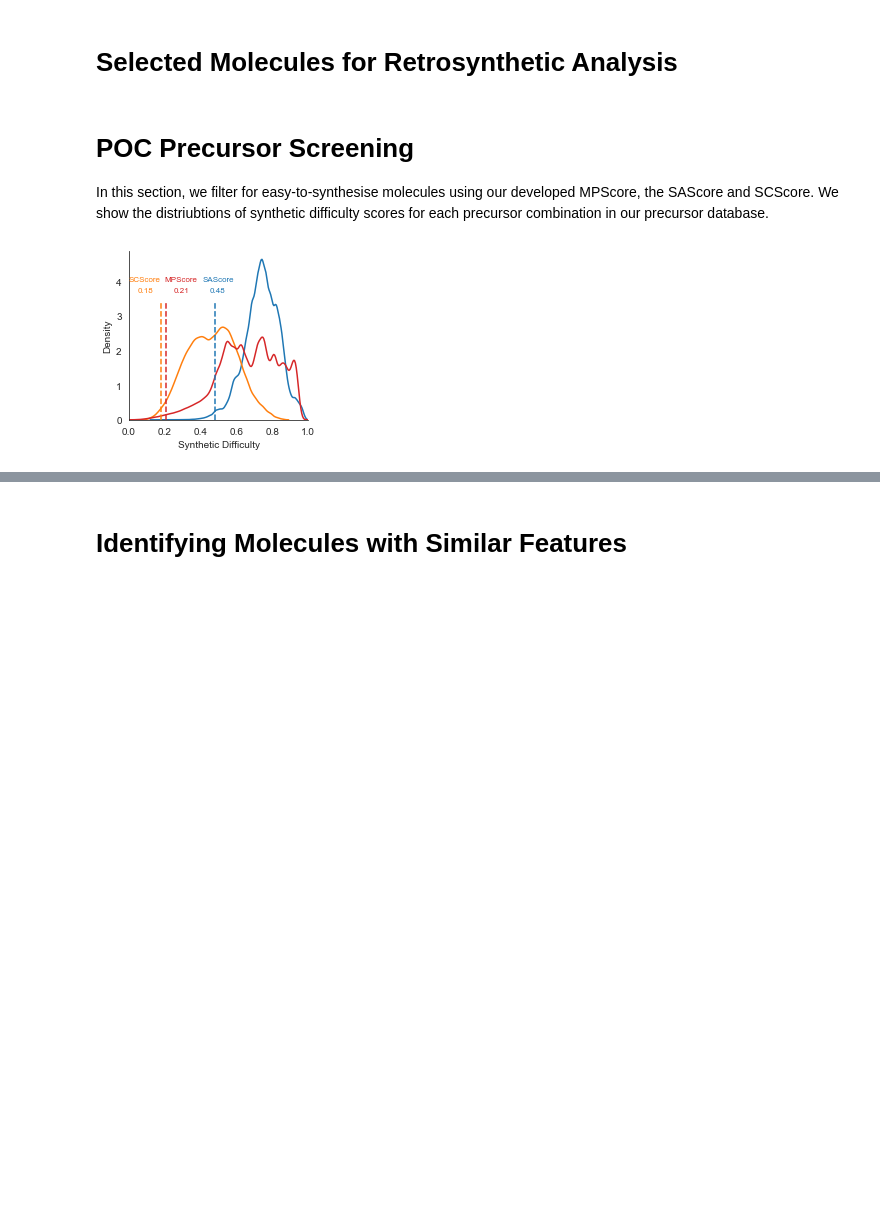
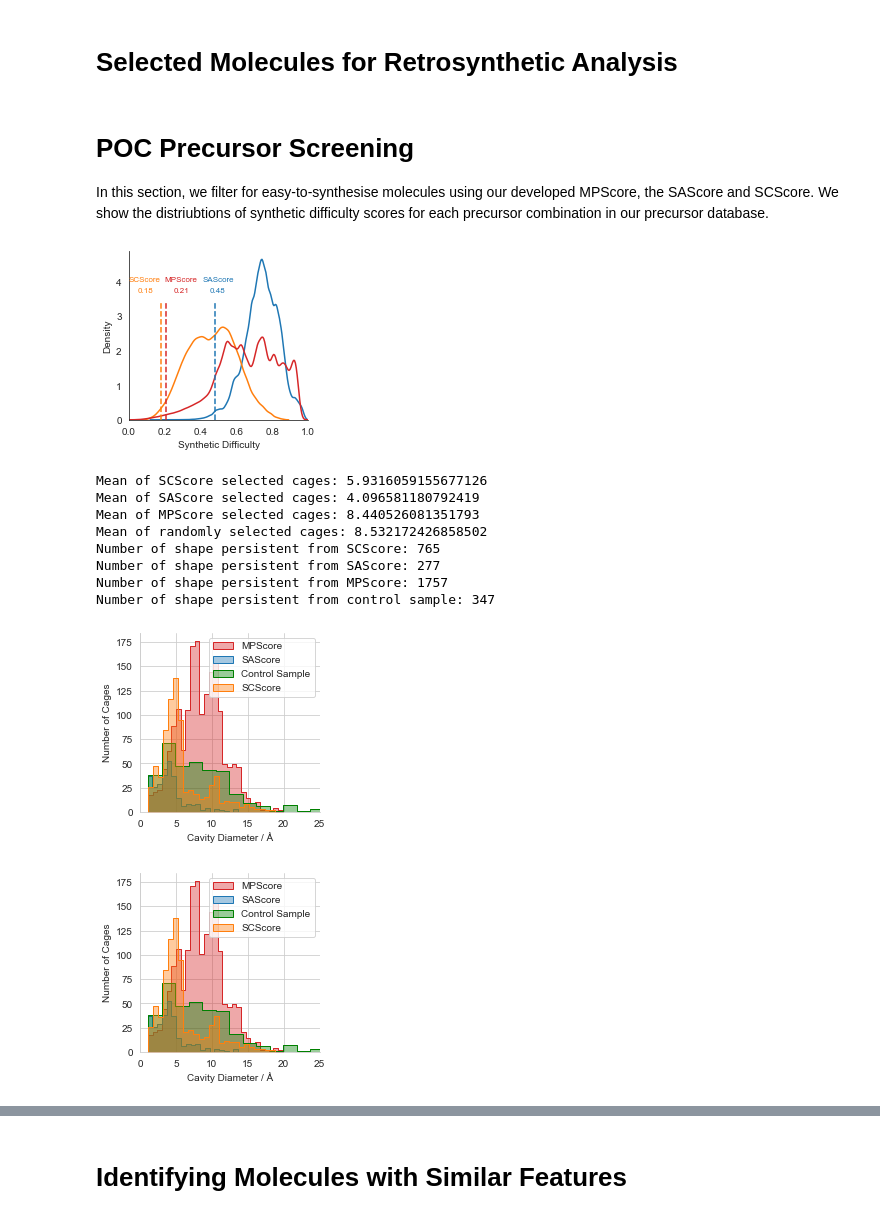
Before and after one commit to stevenkbennett/synthetic_accessibility_project, a Jupyter notebook: notebooks/database_analysis.ipynb, the cells around one changed output, grey strips where cells are left out. Drawn from its saved outputs; the diff is of its cells as text; code cells hidden in the pictures; blank space fills up the shorter version.

```diff
--- a/notebooks/database_analysis.ipynb
+++ b/notebooks/database_analysis.ipynb
@@ -272,7 +291,7 @@ def get_precursor_combinations(model, standardize_smiles, cached_smiles_converte
     ncombinations = len(df_reaxys[df_reaxys["func_group"] == "primary amine"])*len(df_reaxys[df_reaxys["func_group"] == "aldehyde"])
     for bbs in tqdm(bb_gen, total=ncombinations):
         amine_smiles, aldehyde_smiles = bbs[0]['smiles'], bbs[1]['smiles']
-        combinations["identifier"].append(
+        combinations["_id"].append(
             aldehyde_smiles + ',' + amine_smiles
         )
         combinations["sascore_combination"].append(sum(r["sas_norm"] for r in bbs)/2)
@@ -282,56 +301,65 @@ def get_precursor_combinations(model, standardize_smiles, cached_smiles_converte
 # %%
 df_combination = get_precursor_combinations(model=model, standardize_smiles=standardize_smiles, cached_smiles_converter=cached_smiles_converter, recalculate_scores=True)
 # %%
-def plot_figure_7(mpscore, standardize_smiles, cached_smiles_converter):
+def plot_figure_7(model, standardize_smiles, cached_smiles_converter, recalculate_scores=True):
+    df_combinations = get_precursor_combinations(model=model, standardize_smiles=standardize_smiles, cached_smiles_converter=cached_smiles_converter, recalculate_scores=recalculate_scores)
     # Loading optimised cages
-    df = pd.read_json('cages.json').drop_duplicates('bb')
-    df_random_selection = pd.read_json('control_cages.json')
-    df_random_selection = df_random_selection.rename(columns={'_id':'bb'})
+    df = pd.read_json('../data/cages.json').drop_duplicates('_id')
+    df_random_selection = pd.read_json('../data/control.json').drop_duplicates('_id')
     # Selecting first percentile of synthetic accessibility scores for the MPScore.
-    mpscore_selected_full = df_combinations[df_combinations['mpscore_combination'] < df_combinations['mpscore_combination'].quantile(0.01)].drop_duplicates('bb')
-    sa_selected = df_combinations[df_combinations['sascore_combination'] < df_combinations['sascore_combination'].quantile(0.01)].drop_duplicates('bb')
-    sc_selected = df_combinations[df_combinations['scscore_combination'] < df_combinations['scscore_combination'].quantile(0.01)].drop_duplicates('bb')
-    mpscore_cages = mpscore_selected_full[mpscore_selected_full['bb'].isin(df['bb'])]
-    mpscore_cages = pd.merge(ecm_cages, df, left_on='bb', right_on='bb')
-    sa_cages = sa_selected[sa_selected['bb'].isin(df['bb'])]
-    sa_cages = pd.merge(sa_cages, df, left_on='bb', right_on='bb')
-    sc_cages = sc_selected[sc_selected['bb'].isin(df['bb'])]
-    sc_cages = pd.merge(sc_cages, df, left_on='bb', right_on='bb')
-    sp_sc_cages = sc_cages[(sc_cages['collapsed'] == False) & (sc_cages['cavity_size'] > 1.0)].drop_duplicates('bb')
-    sp_ecm_cages = ecm_cages[(ecm_cages['collapsed'] == False) & (ecm_cages['cavity_size'] > 1.0)].drop_duplicates('bb')
-    sp_sa_cages = sa_cages[(sa_cages['collapsed'] == False) & (sa_cages['cavity_size'] > 1.0)].drop_duplicates('bb')
-    sp_random = df_random_selection[(df_random_selection['collapsed'] == False) &  (df_random_selection['cavity_size'] > 1.0)].drop_duplicates('bb')
+    mpscore_selected = df_combinations[df_combinations['mpscore_combination'] < df_combinations['mpscore_combination'].quantile(0.01)].drop_duplicates('_id')['_id']
+    sa_selected = df_combinations[df_combinations['sascore_combination'] < df_combinations['sascore_combination'].quantile(0.01)].drop_duplicates('_id')['_id']
+    sc_selected = df_combinations[df_combinations['scscore_combination'] < df_combinations['scscore_combination'].quantile(0.01)].drop_duplicates('_id')['_id']
+    mpscore_cages = df[df['_id'].isin(mpscore_selected)].merge(df_combinations, how='left', on='_id')
+    sa_cages = df[df['_id'].isin(sa_selected)].merge(df_combinations, how='left', on='_id')
+    sc_cages = df[df['_id'].isin(sc_selected)].merge(df_combinations, how='left', on='_id')
+    assert all((len(mpscore_cages) == len(mpscore_selected), len(sc_cages) == len(sc_selected), len(sa_cages) == len(sa_selected)))
+    sp_sc_cages = sc_cages[(sc_cages['collapsed'] == False) & (sc_cages['cavity_size'] > 1.0)].drop_duplicates('_id')
+    sp_mpscore_cages = mpscore_cages[(mpscore_cages['collapsed'] == False) & (mpscore_cages['cavity_size'] > 1.0)].drop_duplicates('_id')
+    sp_sa_cages = sa_cages[(sa_cages['collapsed'] == False) & (sa_cages['cavity_size'] > 1.0)].drop_duplicates('_id')
+    sp_random = df_random_selection[(df_random_selection['collapsed'] == False) &  (df_random_selection['cavity_size'] > 1.0)].drop_duplicates('_id')
     print(f"Mean of SCScore selected cages: {sp_sc_cages['cavity_size'].mean()}")
     print(f"Mean of SAScore selected cages: {sp_sa_cages['cavity_size'].mean()}")
-    print(f"Mean of MPScore selected cages: {sp_ecm_cages['cavity_size'].mean()}")
+    print(f"Mean of MPScore selected cages: {sp_mpscore_cages['cavity_size'].mean()}")
     print(f"Mean of randomly selected cages: {sp_random['cavity_size'].mean()}")
     print(
         f"Number of shape persistent from SCScore: {len(sp_sc_cages)}\n"
         f"Number of shape persistent from SAScore: {len(sp_sa_cages)}\n"
-        f"Number of shape persistent from MPScore: {len(sp_ecm_cages)}\n"
+        f"Number of shape persistent from MPScore: {len(sp_mpscore_cages)}\n"
         f"Number of shape persistent from control sample: {len(sp_random)}\n"
     )
     palette = sns.color_palette()
     colors = {
         'sascore': palette[0],
         'scscore': palette[1],
         'mpscore': palette[3]
     }
     sns.set_style('whitegrid')
     fig, ax = plt.subplots(figsize=(6.43420506434205/2, 3.3))
-    ecm_cavity_sizes = sp_ecm_cages['cavity_size']
-    sns.histplot(x=ecm_cavity_sizes, ax=ax, kde=False, color=colors['ecm'], element='step', edgecolor=colors['ecm'], linewidth=1, alpha=0.4, label='MPScore')
+    mpscore_cavity_sizes = sp_mpscore_cages['cavity_size']
+    sns.histplot(x=mpscore_cavity_sizes, ax=ax, kde=False, color=colors['mpscore'], element='step', edgecolor=colors['mpscore'], linewidth=1, alpha=0.4, label='MPScore')
     sa_cavity_sizes =sp_sa_cages['cavity_size']
     sns.histplot(x=sa_cavity_sizes, ax=ax , kde=False, color=colors['sascore'], element='step', edgecolor=colors['sascore'], linewidth=1, alpha=0.4, label='SAScore')
     random_cavity_sizes = df_random_selection[(df_random_selection['collapsed'] == False) &  (df_random_selection['cavity_size'] > 1.0)]['cavity_size']
     sns.histplot(x=random_cavity_sizes, ax=ax, kde=False, color='green', element='step', edgecolor='green', linewidth=1, alpha=0.4, label='Control Sample')
     sc_cavity_sizes = sp_sc_cages['cavity_size']
     sns.histplot(x=sc_cavity_sizes, ax=ax, kde=False, color=colors['scscore'], element='step', edgecolor=colors['scscore'], linewidth=1, alpha=0.4, label='SCScore')
     ax.set_xlim(0, 25)
     ax.set_xlabel('Cavity Diameter / Å', fontsize='medium')
     ax.set_ylabel('Number of Cages', fontsize='medium')
     sns.despine()
     ax.tick_params(labelsize='medium')
     ax.legend()
     return fig
-plot_figure_7()
+plot_figure_7(model=model, standardize_smiles=standardize_smiles, cached_smiles_converter=cached_smiles_converter, recalculate_scores=True)
+# %% [output]
+Mean of SCScore selected cages: 5.9316059155677126
+Mean of SAScore selected cages: 4.096581180792419
+Mean of MPScore selected cages: 8.440526081351793
+Mean of randomly selected cages: 8.532172426858502
+Number of shape persistent from SCScore: 765
+Number of shape persistent from SAScore: 277
+Number of shape persistent from MPScore: 1757
+Number of shape persistent from control sample: 347
+[figure, added]
+[figure, added]
```
Also changed, not shown: parts of 8 cells of this notebook, 1 other file.
